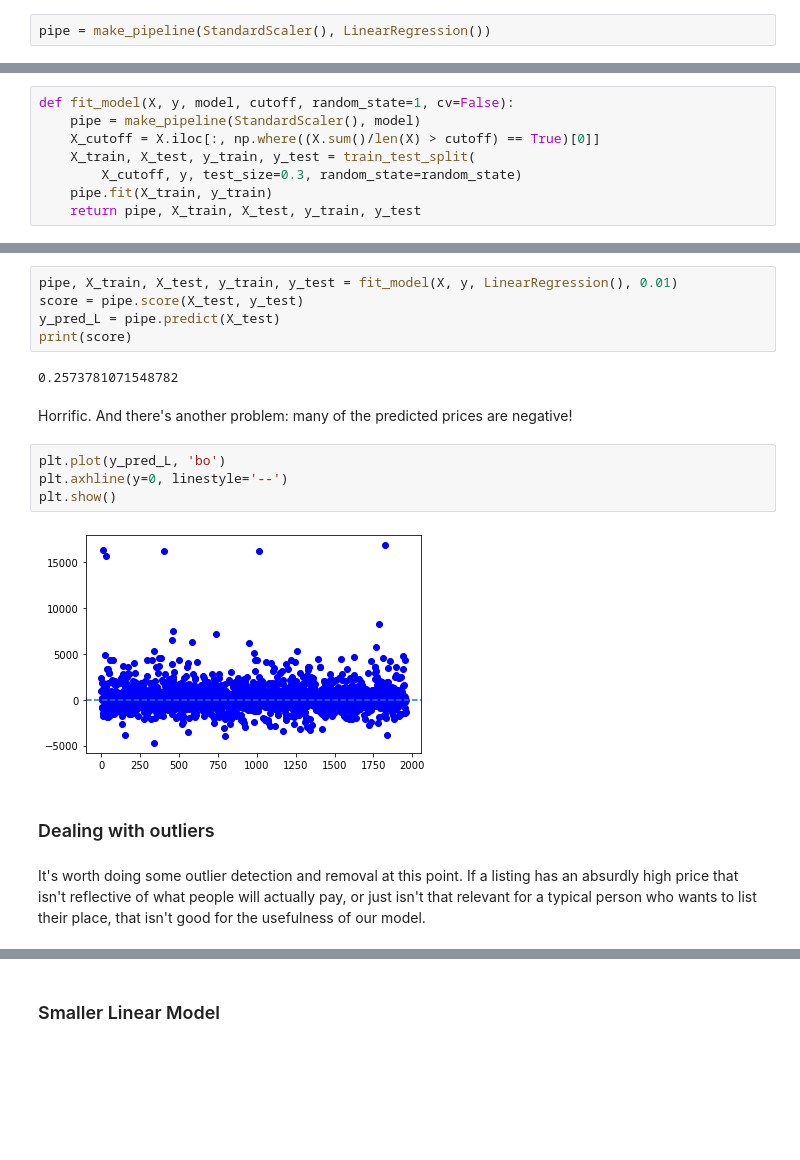
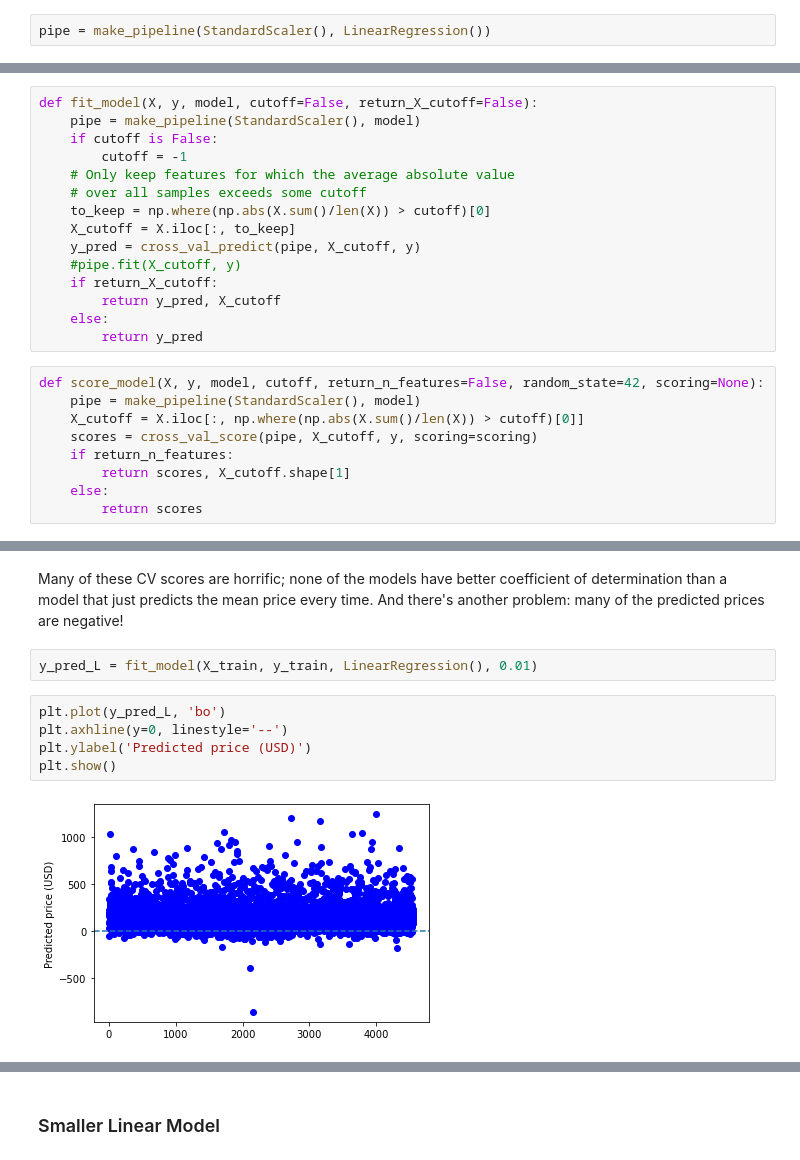
Before and after one commit to tdauer2718/airbnb-chicago, a Jupyter notebook: Chicago Airbnb analysis.ipynb, the cells around one changed output, grey strips where cells are left out. Cells and saved outputs as stored; diff of their text form; blank space fills up the shorter version.

Commit message:
Application of cross-validation; removal of outliers; measurements of median errors

```diff
--- a/Chicago Airbnb analysis.ipynb
+++ b/Chicago Airbnb analysis.ipynb
@@ -230,9 +227,25 @@ Wow, this is really terrible. I think I need to aggressively get rid of features
+# %%
+def fit_model(X, y, model, cutoff=False, return_X_cutoff=False):
+    pipe = make_pipeline(StandardScaler(), model)
+    if cutoff is False:
+        cutoff = -1
+    # Only keep features for which the average absolute value
+    # over all samples exceeds some cutoff
+    to_keep = np.where(np.abs(X.sum()/len(X)) > cutoff)[0]
+    X_cutoff = X.iloc[:, to_keep]
+    y_pred = cross_val_predict(pipe, X_cutoff, y)
+    #pipe.fit(X_cutoff, y)
+    if return_X_cutoff:
+        return y_pred, X_cutoff
+    else:
+        return y_pred
 # %%
-def fit_model(X, y, model, cutoff, random_state=1, cv=False):
+def score_model(X, y, model, cutoff, return_n_features=False, random_state=42, scoring=None):
     pipe = make_pipeline(StandardScaler(), model)
-    X_cutoff = X.iloc[:, np.where((X.sum()/len(X) > cutoff) == True)[0]]
-    X_train, X_test, y_train, y_test = train_test_split(
-        X_cutoff, y, test_size=0.3, random_state=random_state)
-    pipe.fit(X_train, y_train)
-    return pipe, X_train, X_test, y_train, y_test
+    X_cutoff = X.iloc[:, np.where(np.abs(X.sum()/len(X)) > cutoff)[0]]
+    scores = cross_val_score(pipe, X_cutoff, y, scoring=scoring)
+    if return_n_features:
+        return scores, X_cutoff.shape[1]
+    else:
+        return scores
 # %%
@@ -265,19 +274,11 @@ Cutoff =  0, train_score =  0.404, test_score = -2.98e+26, n_features = 739
-# %%
-pipe, X_train, X_test, y_train, y_test = fit_model(X, y, LinearRegression(), 0.01)
-score = pipe.score(X_test, y_test)
-y_pred_L = pipe.predict(X_test)
-print(score)
-# %% [output]
-0.2573781071548782
 # %% [markdown]
-Horrific. And there's another problem: many of the predicted prices are negative!
+Many of these CV scores are horrific; none of the models have better coefficient of determination than a model that just predicts the mean price every time. And there's another problem: many of the predicted prices are negative!
+# %%
+y_pred_L = fit_model(X_train, y_train, LinearRegression(), 0.01)
 # %%
 plt.plot(y_pred_L, 'bo')
 plt.axhline(y=0, linestyle='--')
+plt.ylabel('Predicted price (USD)')
 plt.show()
 # %% [output]
-[figure, old version]
+[figure, new version]
-# %% [markdown]
-### Dealing with outliers
-# %% [markdown]
-It's worth doing some outlier detection and removal at this point. If a listing has an absurdly high price that isn't reflective of what people will actually pay, or just isn't that relevant for a typical person who wants to list their place, that isn't good for the usefulness of our model.
```
Also changed, not shown: parts of 135 cells of this notebook, 2 other files.
